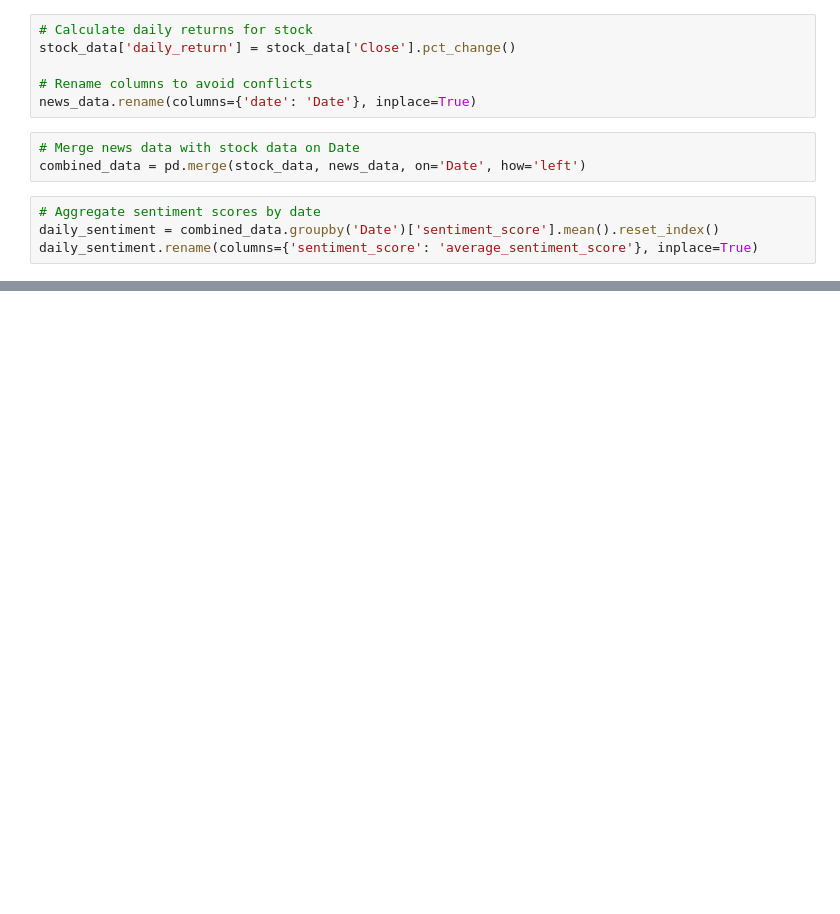
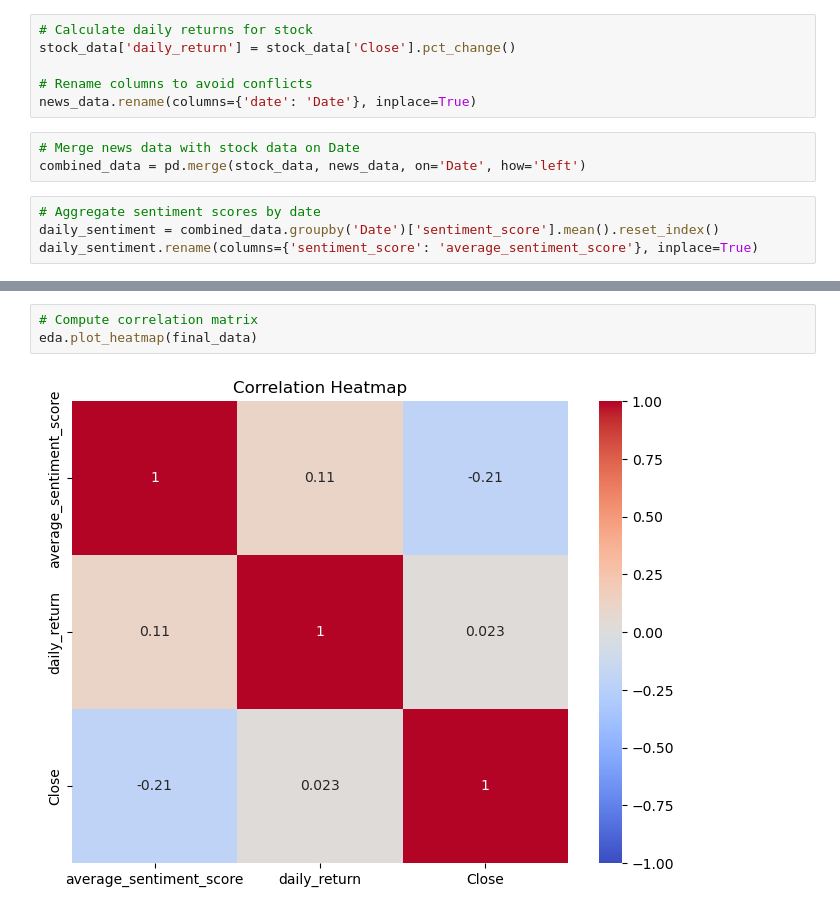
Before and after one commit to Getachew0557/Leveraging-AI-Techniques-for-Financial-News-Sentiment-Analysis-and-Stock-Prediction, a Jupyter notebook: notebooks/news_TESLA_stock_model.ipynb, the cells around one changed output, grey strips where cells are left out. Cells and saved outputs as stored; diff of their text form; blank space fills up the shorter version.

```diff
--- a/notebooks/news_TESLA_stock_model.ipynb
+++ b/notebooks/news_TESLA_stock_model.ipynb
@@ -166,0 +105,5 @@ plt.show()
+# %%
+# Compute correlation matrix
+eda.plot_heatmap(final_data)
+# %% [output]
+[figure, added]
```
Also changed, not shown: parts of 16 cells of this notebook, 10 other files.
